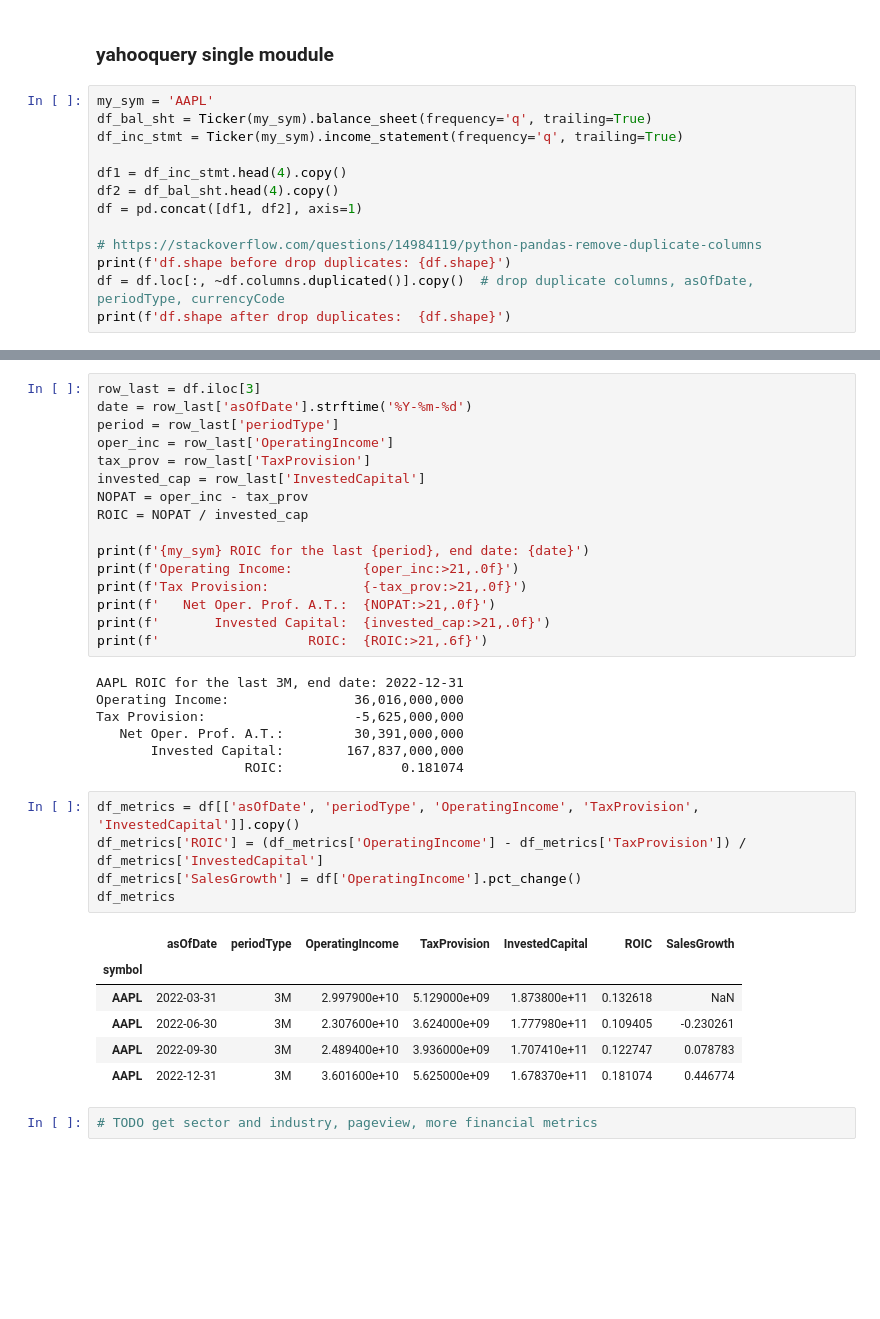
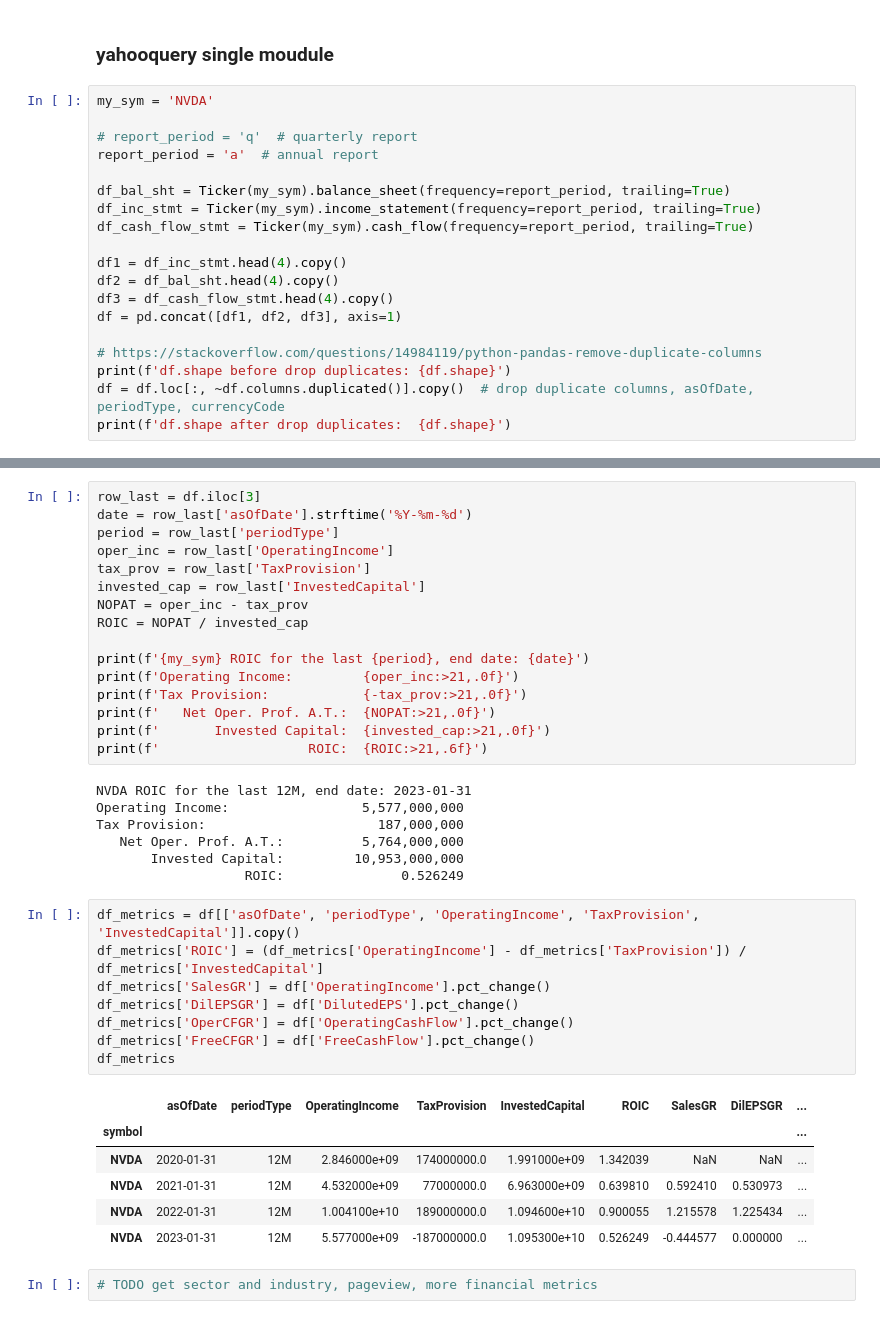
Before and after one commit to pympk/py3810, a Jupyter notebook: yf_yquery.ipynb, the cells around one changed output, grey strips where cells are left out. Cells and saved outputs as stored; diff of their text form; blank space fills up the shorter version.

```diff
--- a/yf_yquery.ipynb
+++ b/yf_yquery.ipynb
@@ -443,13 +443,19 @@ d_sorted_modules
 # %% [markdown]
 ### yahooquery single moudule
 # %%
-my_sym = 'AAPL'
-df_bal_sht = Ticker(my_sym).balance_sheet(frequency='q', trailing=True)
-df_inc_stmt = Ticker(my_sym).income_statement(frequency='q', trailing=True)
+my_sym = 'NVDA'
+
+# report_period = 'q'  # quarterly report
+report_period = 'a'  # annual report
+
+df_bal_sht = Ticker(my_sym).balance_sheet(frequency=report_period, trailing=True)
+df_inc_stmt = Ticker(my_sym).income_statement(frequency=report_period, trailing=True)
+df_cash_flow_stmt = Ticker(my_sym).cash_flow(frequency=report_period, trailing=True)
 
 df1 = df_inc_stmt.head(4).copy()
 df2 = df_bal_sht.head(4).copy()
-df = pd.concat([df1, df2], axis=1)
+df3 = df_cash_flow_stmt.head(4).copy()
+df = pd.concat([df1, df2, df3], axis=1)
 
 # https://stackoverflow.com/questions/14984119/python-pandas-remove-duplicate-columns
 print(f'df.shape before drop duplicates: {df.shape}')
@@ -485,23 +491,26 @@ print(f'   Net Oper. Prof. A.T.:  {NOPAT:>21,.0f}')
 print(f'       Invested Capital:  {invested_cap:>21,.0f}')
 print(f'                   ROIC:  {ROIC:>21,.6f}')
 # %% [output]
-AAPL ROIC for the last 3M, end date: 2022-12-31
-Operating Income:                36,016,000,000
-Tax Provision:                   -5,625,000,000
-   Net Oper. Prof. A.T.:         30,391,000,000
-       Invested Capital:        167,837,000,000
-                   ROIC:               0.181074
+NVDA ROIC for the last 12M, end date: 2023-01-31
+Operating Income:                 5,577,000,000
+Tax Provision:                      187,000,000
+   Net Oper. Prof. A.T.:          5,764,000,000
+       Invested Capital:         10,953,000,000
+                   ROIC:               0.526249
 # %%
 df_metrics = df[['asOfDate', 'periodType', 'OperatingIncome', 'TaxProvision', 'InvestedCapital']].copy()
 df_metrics['ROIC'] = (df_metrics['OperatingIncome'] - df_metrics['TaxProvision']) / df_metrics['InvestedCapital']
-df_metrics['SalesGrowth'] = df['OperatingIncome'].pct_change()
+df_metrics['SalesGR'] = df['OperatingIncome'].pct_change()
+df_metrics['DilEPSGR'] = df['DilutedEPS'].pct_change()
+df_metrics['OperCFGR'] = df['OperatingCashFlow'].pct_change()
+df_metrics['FreeCFGR'] = df['FreeCashFlow'].pct_change()
 df_metrics
 # %% [output]
-|  | asOfDate | periodType | OperatingIncome | TaxProvision | InvestedCapital | ROIC | SalesGrowth |
-| symbol |  |  |  |  |  |  |  |
-| AAPL | 2022-03-31 | 3M | 2.997900e+10 | 5.129000e+09 | 1.873800e+11 | 0.132618 | NaN |
-| AAPL | 2022-06-30 | 3M | 2.307600e+10 | 3.624000e+09 | 1.777980e+11 | 0.109405 | -0.230261 |
-| AAPL | 2022-09-30 | 3M | 2.489400e+10 | 3.936000e+09 | 1.707410e+11 | 0.122747 | 0.078783 |
-| AAPL | 2022-12-31 | 3M | 3.601600e+10 | 5.625000e+09 | 1.678370e+11 | 0.181074 | 0.446774 |
+|  | asOfDate | periodType | OperatingIncome | TaxProvision | InvestedCapital | ROIC | SalesGR | DilEPSGR | ... |
+| symbol |  |  |  |  |  |  |  |  | ... |
+| NVDA | 2020-01-31 | 12M | 2.846000e+09 | 174000000.0 | 1.991000e+09 | 1.342039 | NaN | NaN | ... |
+| NVDA | 2021-01-31 | 12M | 4.532000e+09 | 77000000.0 | 6.963000e+09 | 0.639810 | 0.592410 | 0.530973 | ... |
+| NVDA | 2022-01-31 | 12M | 1.004100e+10 | 189000000.0 | 1.094600e+10 | 0.900055 | 1.215578 | 1.225434 | ... |
+| NVDA | 2023-01-31 | 12M | 5.577000e+09 | -187000000.0 | 1.095300e+10 | 0.526249 | -0.444577 | 0.000000 | ... |
 # %%
 # TODO get sector and industry, pageview, more financial metrics
```
Also changed, not shown: parts of 2 cells of this notebook.
